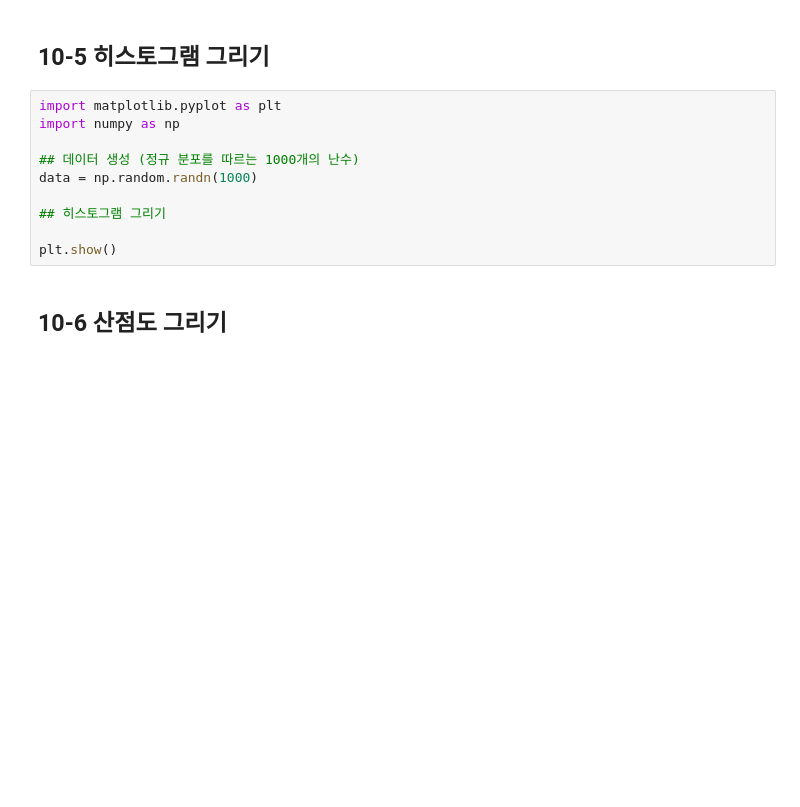
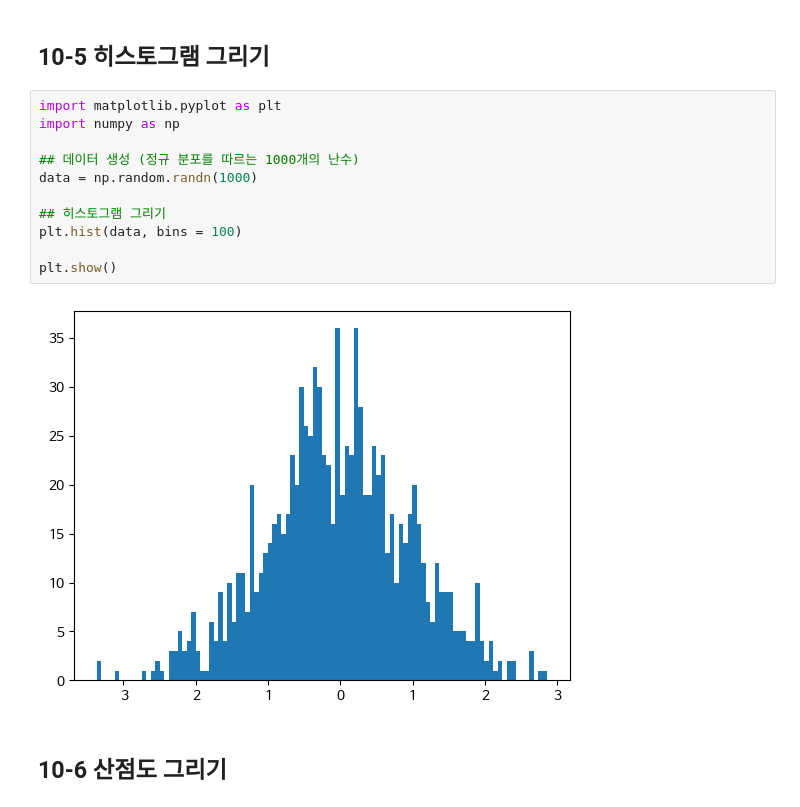
Before and after one commit to stormchoi236/Data-Analysis-with-Open-Source, a Jupyter notebook: 오픈소스_데이터_분석_10강.ipynb, the cells around one changed output. Saved outputs shown, nothing was run; the diff lists cells and outputs as text; blank space fills up the shorter version.

```diff
--- a/오픈소스_데이터_분석_10강.ipynb
+++ b/오픈소스_데이터_분석_10강.ipynb
@@ -128,13 +137,16 @@ plt.show()
 # %%
 import matplotlib.pyplot as plt
 import numpy as np
 
 ## 데이터 생성 (정규 분포를 따르는 1000개의 난수)
 data = np.random.randn(1000)
 
 ## 히스토그램 그리기
+plt.hist(data, bins = 100)
 
 plt.show()
+# %% [output]
+[figure, added]
 # %% [markdown]
 ## 10-6 산점도 그리기
 # %%
```
Also changed, not shown: parts of 11 cells of this notebook.
